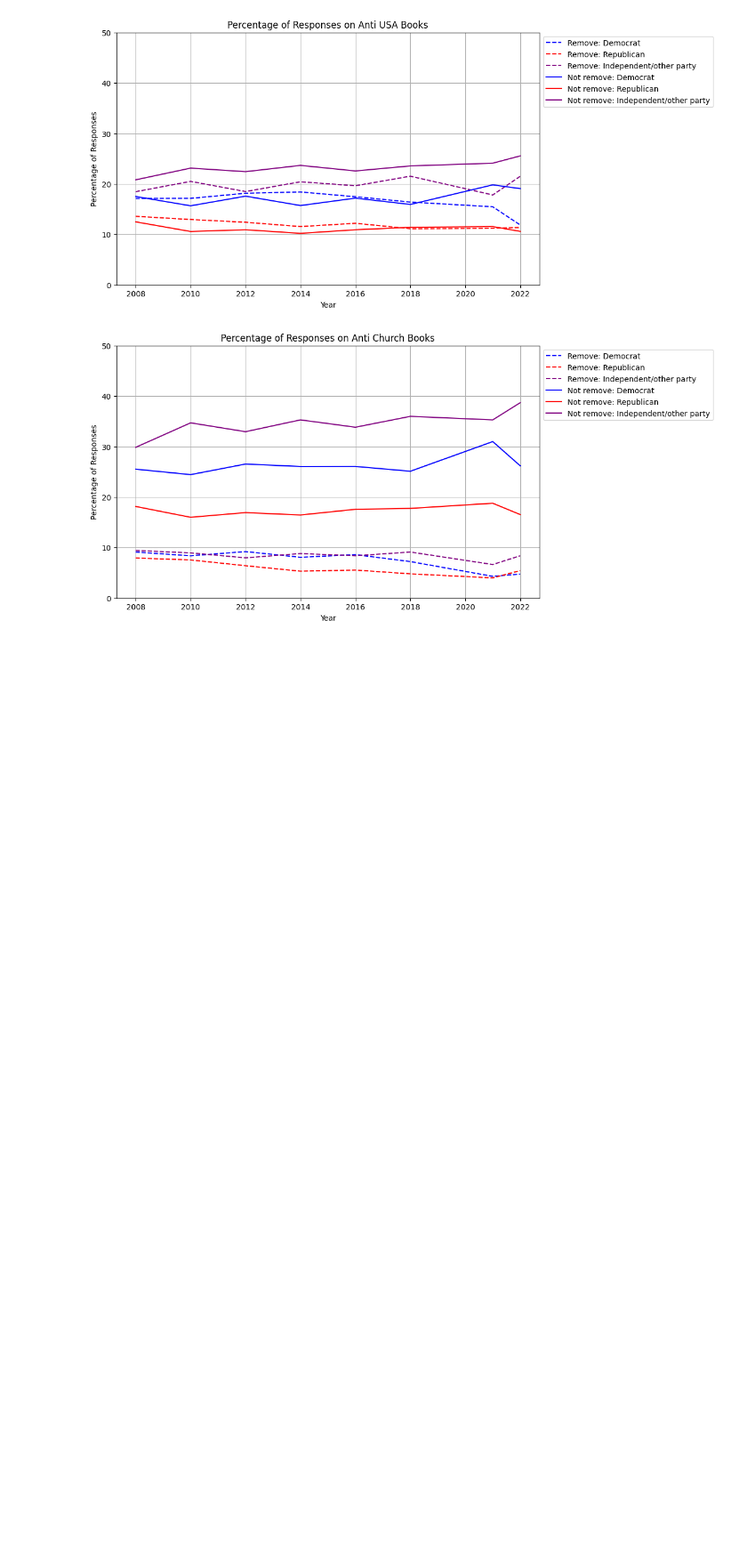
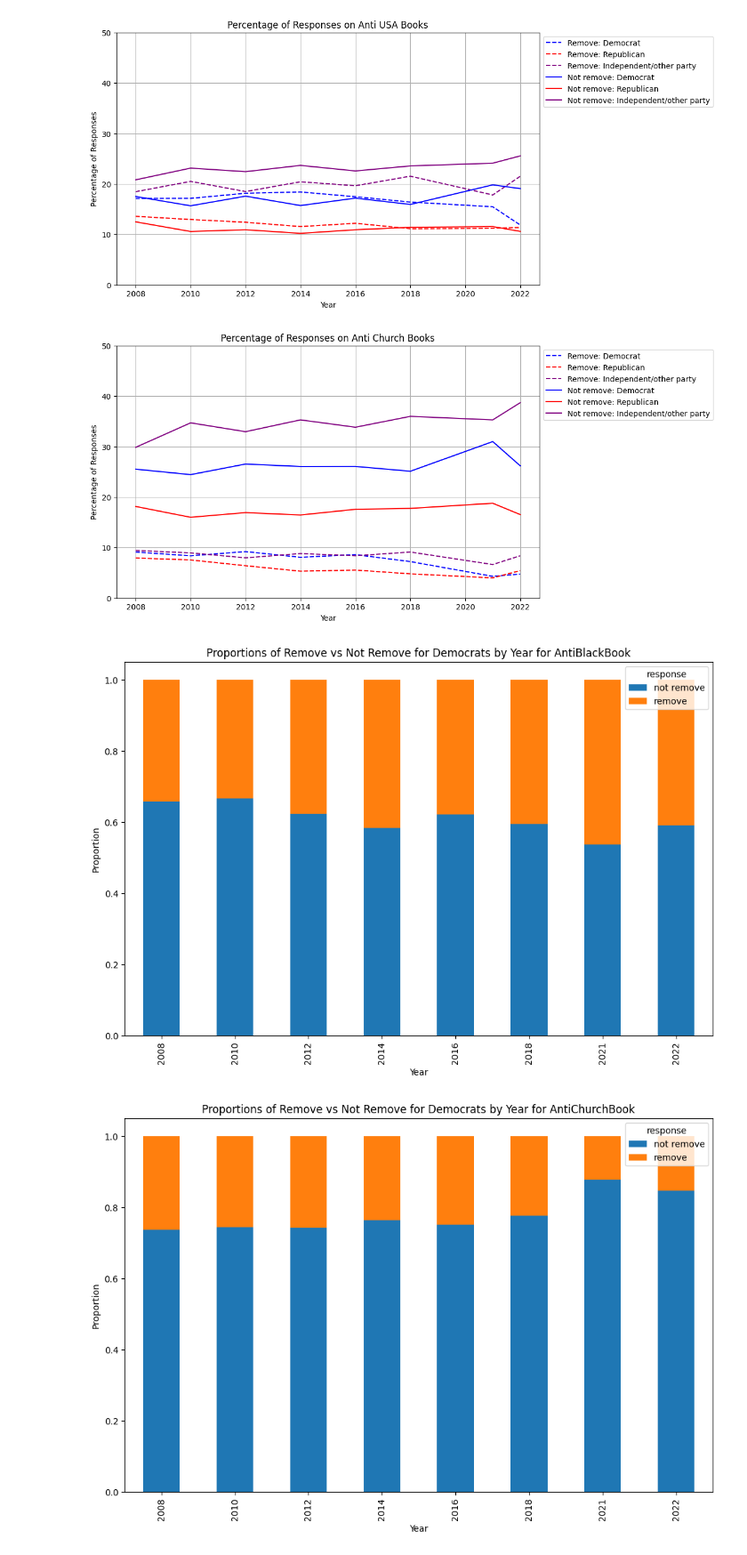
Before and after one commit to manaswinit26/group19, a Jupyter notebook: lab1 (1).ipynb, the cells around one changed output. Shown at 89% size. Cells and saved outputs as stored; diff of their text form; code cells hidden in the pictures; blank space fills up the shorter version.

```diff
--- a/lab1 (1).ipynb
+++ b/lab1 (1).ipynb
@@ -552,3 +614,56 @@ plt.grid(True)
 plt.show()
 # %% [output]
 [figure]
+# %%
+
+import seaborn as sns
+import matplotlib.pyplot as plt
+
+democrats_data = proportions_by_party_response[proportions_by_party_response['party_grouped'] == 'democrat']
+
+books = democrats_data['question'].unique()
+
+for book in books:
+    book_data = democrats_data[democrats_data['question'] == book]
+
+    pivot_data = book_data.pivot_table(index='year', columns='response', values='proportion_party_grouped', aggfunc='sum').reset_index()
+
+    ax = pivot_data.plot(x='year', kind='bar', stacked=True, figsize=(10, 7))
+    plt.title(f"Proportions of Remove vs Not Remove for Democrats by Year for {book}")
+    plt.ylabel("Proportion")
+    plt.xlabel("Year")
+    plt.tight_layout()
+    plt.show()
+
+
+import seaborn as sns
+import matplotlib.pyplot as plt
+books = proportions_by_party_response['question'].unique()
+parties = ['democrat', 'republican', 'independent/other party']
+
+color_map = {
+    'democrat': 'blue',
+    'republican': 'red',
+    'independent/other party': 'green'
+}
+
+for book in books:
+    plt.figure(figsize=(10, 7))
+    for party in parties:
+        party_book_data = proportions_by_party_response[(proportions_by_party_response['question'] == book) & (proportions_by_party_response['party_grouped'] == party)]
+
+        pivot_data = party_book_data.pivot_table(index='year', columns='response', values='proportion_party_grouped', aggfunc='sum').reset_index()
+
+        plt.plot(pivot_data['year'], pivot_data['not remove'], marker='o', label=f'Not Remove ({party.capitalize()})', color=color_map[party])
+        plt.plot(pivot_data['year'], pivot_data['remove'], marker='o', label=f'Remove ({party.capitalize()})', linestyle='--', color=color_map[party])
+
+    plt.title(f"Proportions of Remove vs Not Remove by Year for {book}")
+    plt.ylabel("Proportion")
+    plt.xlabel("Year")
+    plt.legend()
+    plt.grid(True, which="both", ls="--", c='0.65')
+    plt.tight_layout()
+    plt.show()
+# %% [output]
+[figure, added]
+[figure, added]
```
Also changed, not shown: parts of 11 cells of this notebook.
